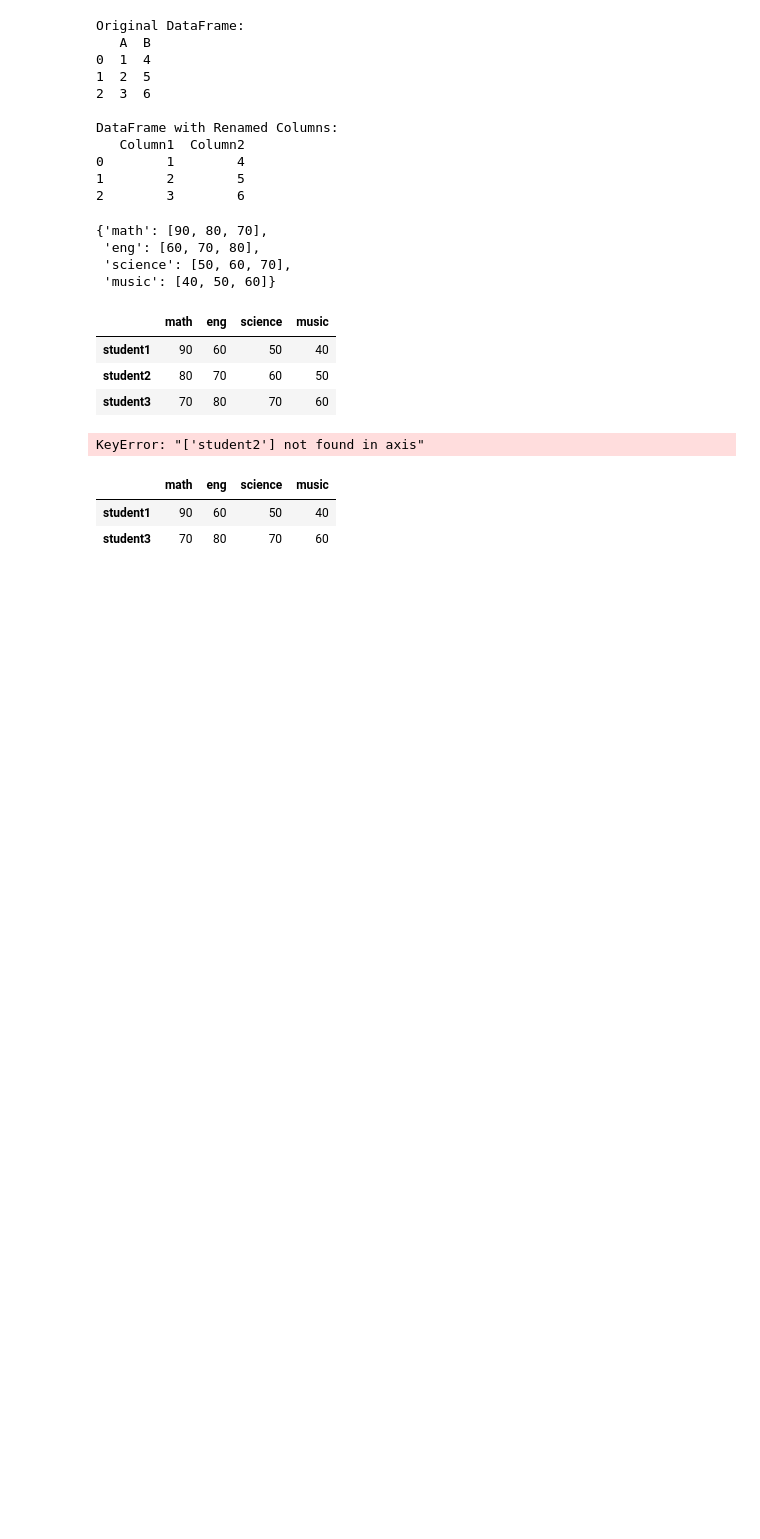
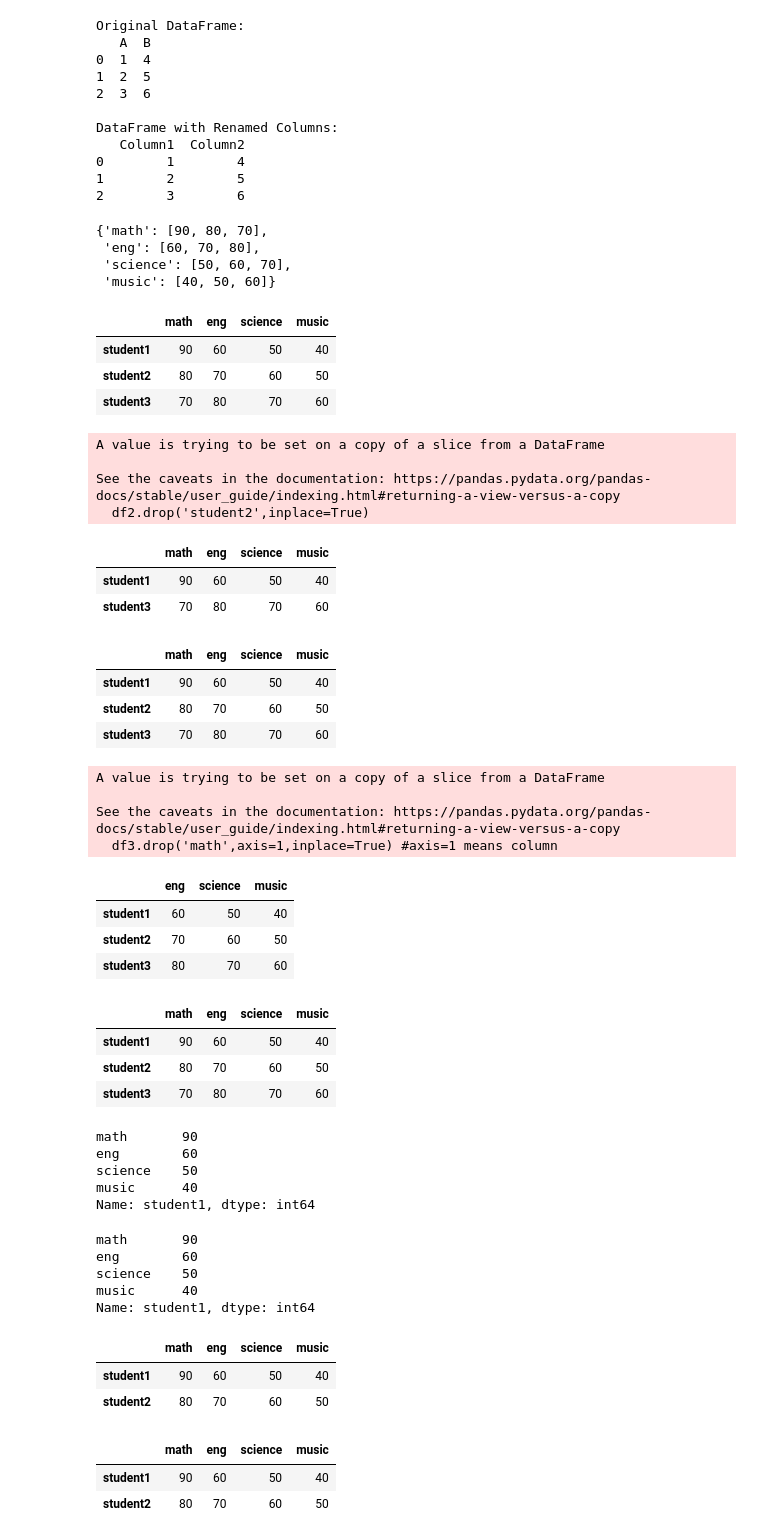
Before and after one commit to AlysterBenedict/AIML, a Jupyter notebook: Pandas/pandas.ipynb, the cells around one changed output. Drawn from its saved outputs; the diff is of its cells as text; code cells hidden in the pictures; blank space fills up the shorter version.

```diff
--- a/Pandas/pandas.ipynb
+++ b/Pandas/pandas.ipynb
@@ -691,14 +691,44 @@ df
 | student2 | 80 | 70 | 60 | 50 |
 | student3 | 70 | 80 | 70 | 60 |
 # %%
-df2=df
+df2=df[:] #copying the dataframe to another variable
 
 df2.drop('student2',inplace=True)
 # %% [output]
-KeyError: "['student2'] not found in axis"
+A value is trying to be set on a copy of a slice from a DataFrame
+
+See the caveats in the documentation: https://pandas.pydata.org/pandas-docs/stable/user_guide/indexing.html#returning-a-view-versus-a-copy
+  df2.drop('student2',inplace=True)
 # %%
 df2
 # %% [output]
 |  | math | eng | science | music |
 | student1 | 90 | 60 | 50 | 40 |
 | student3 | 70 | 80 | 70 | 60 |
+# %%
+df #original reamins the same
+# %% [output]
+|  | math | eng | science | music |
+| student1 | 90 | 60 | 50 | 40 |
+| student2 | 80 | 70 | 60 | 50 |
+| student3 | 70 | 80 | 70 | 60 |
+# %%
+df3=df[:]
+df3.drop('math',axis=1,inplace=True) #axis=1 means column
+df3
+# %% [output]
+A value is trying to be set on a copy of a slice from a DataFrame
+
+See the caveats in the documentation: https://pandas.pydata.org/pandas-docs/stable/user_guide/indexing.html#returning-a-view-versus-a-copy
+  df3.drop('math',axis=1,inplace=True) #axis=1 means column
+|  | eng | science | music |
+| student1 | 60 | 50 | 40 |
+| student2 | 70 | 60 | 50 |
+| student3 | 80 | 70 | 60 |
+# %%
+df #original remains the same
+# %% [output]
+|  | math | eng | science | music |
+| student1 | 90 | 60 | 50 | 40 |
+| student2 | 80 | 70 | 60 | 50 |
+| student3 | 70 | 80 | 70 | 60 |
@@ -704,0 +742,16 @@ df2
+# %%
+label1
+# %% [output]
+math       90
+eng        60
+science    50
+music      40
+Name: student1, dtype: int64
+# %%
+position1
+# %% [output]
+math       90
+eng        60
+science    50
+music      40
+Name: student1, dtype: int64
@@ -704,0 +760,6 @@ df2
+# %%
+label2
+# %% [output]
+|  | math | eng | science | music |
+| student1 | 90 | 60 | 50 | 40 |
+| student2 | 80 | 70 | 60 | 50 |
@@ -704,0 +768,6 @@ df2
+# %%
+position2
+# %% [output]
+|  | math | eng | science | music |
+| student1 | 90 | 60 | 50 | 40 |
+| student2 | 80 | 70 | 60 | 50 |
```
Also changed, not shown: parts of 3 cells of this notebook.
